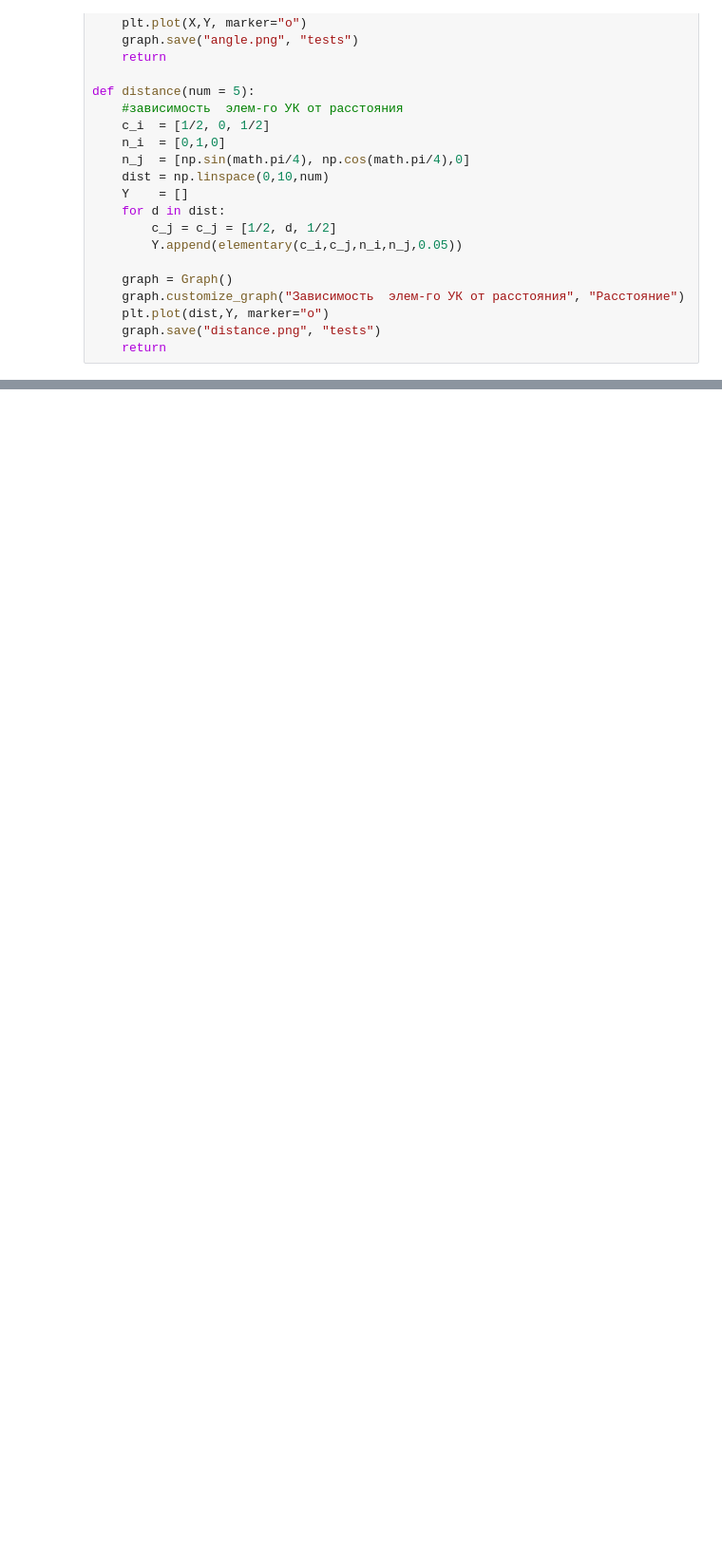
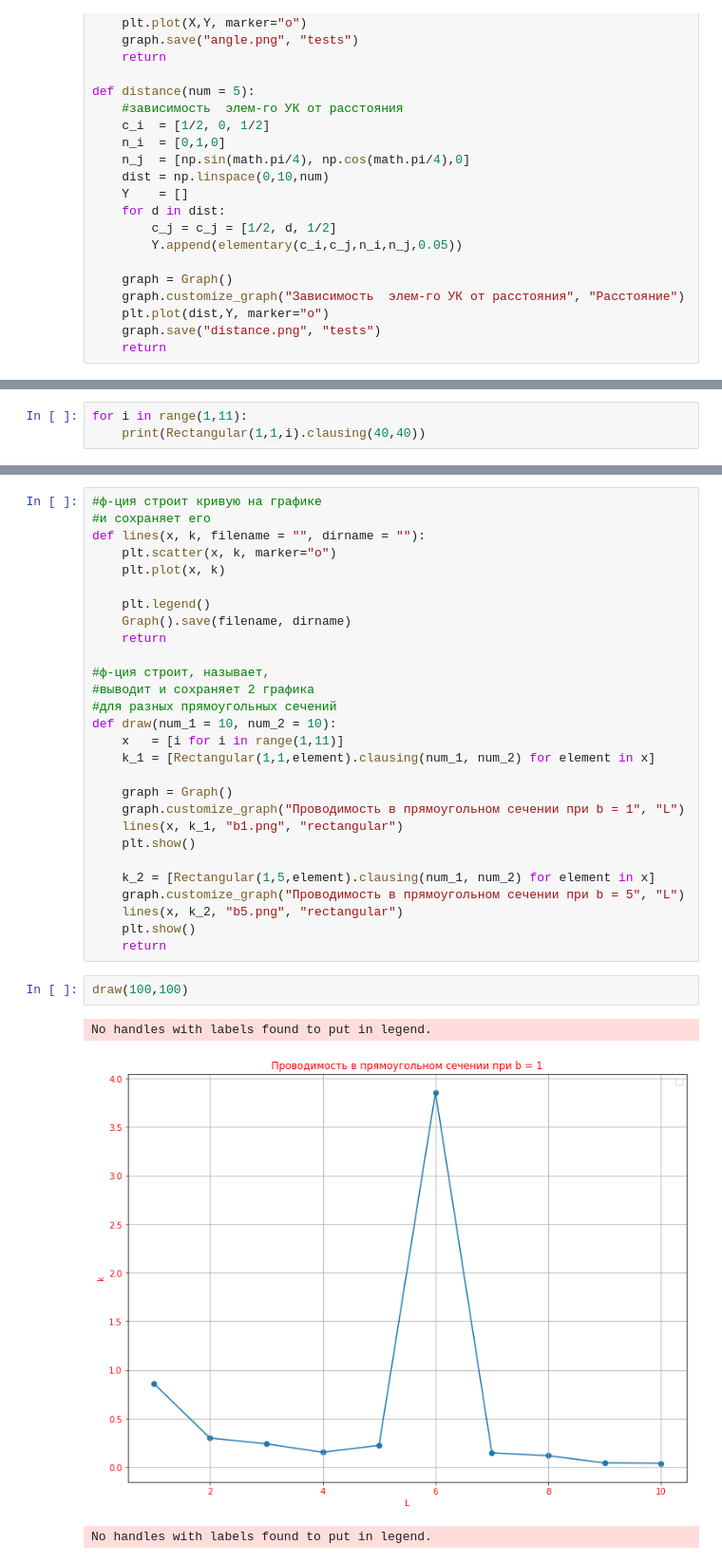
Before and after one commit to eprush/MethodOfAngularCoefficients, a Jupyter notebook: rectangular.ipynb, the cells around one changed output, grey strips where cells are left out. Shown at 95% size. Saved outputs shown, nothing was run; the diff lists cells and outputs as text; blank space fills up the shorter version.

Commit message:
Modify graphs for rectangular

```diff
--- a/rectangular.ipynb
+++ b/rectangular.ipynb
@@ -311,0 +364,3 @@ distance(20)
+# %%
+for i in range(1,11):
+    print(Rectangular(1,1,i).clausing(40,40))
@@ -311,0 +378,34 @@ distance(20)
+# %%
+#ф-ция строит кривую на графике
+#и сохраняет его
+def lines(x, k, filename = "", dirname = ""):
+    plt.scatter(x, k, marker="o")
+    plt.plot(x, k)
+
+    plt.legend()
+    Graph().save(filename, dirname)
+    return
+
+#ф-ция строит, называет,
+#выводит и сохраняет 2 графика
+#для разных прямоугольных сечений
+def draw(num_1 = 10, num_2 = 10):
+    x   = [i for i in range(1,11)]
+    k_1 = [Rectangular(1,1,element).clausing(num_1, num_2) for element in x]
+
+    graph = Graph()
+    graph.customize_graph("Проводимость в прямоугольном сечении при b = 1", "L")
+    lines(x, k_1, "b1.png", "rectangular")
+    plt.show()
+
+    k_2 = [Rectangular(1,5,element).clausing(num_1, num_2) for element in x]
+    graph.customize_graph("Проводимость в прямоугольном сечении при b = 5", "L")
+    lines(x, k_2, "b5.png", "rectangular")
+    plt.show()
+    return
+# %%
+draw(100,100)
+# %% [output]
+No handles with labels found to put in legend.
+[figure, added]
+No handles with labels found to put in legend.
```
Also changed, not shown: parts of 13 cells of this notebook, 2 other files.
